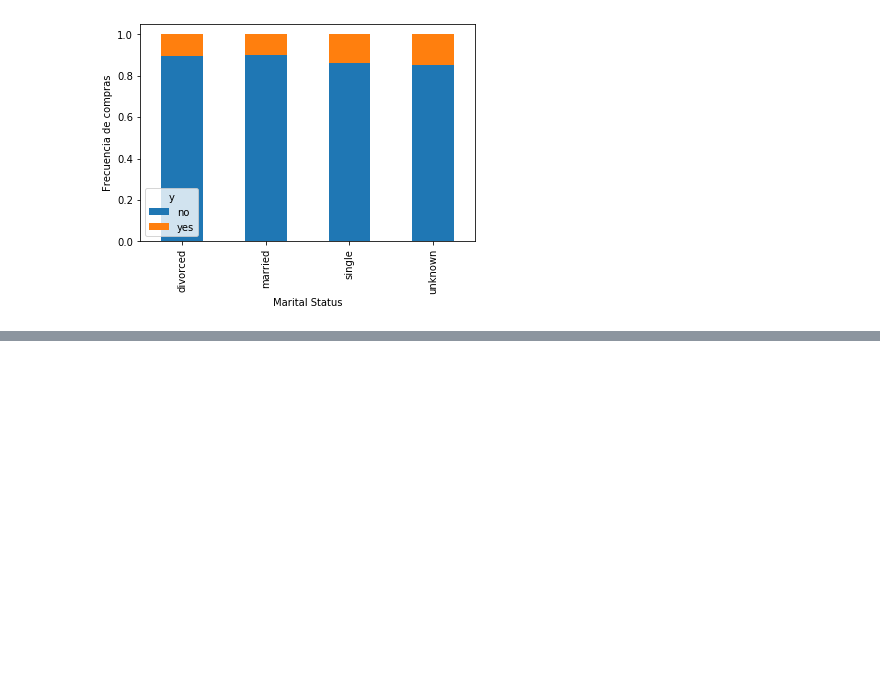
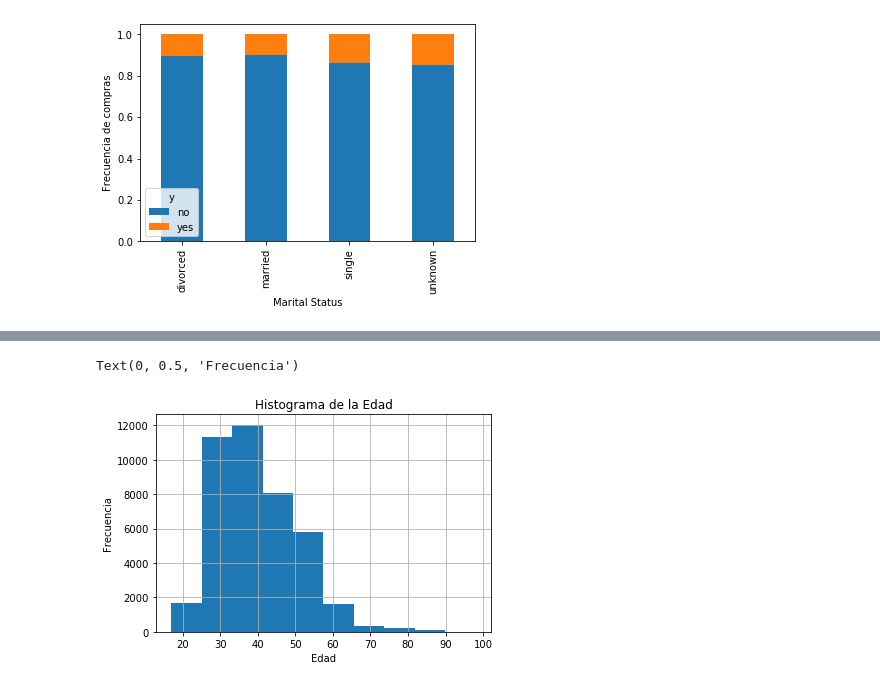
Before and after one commit to 20131009752/Regresion_Logistica, a Jupyter notebook: Regresión Logística.ipynb, the cells around one changed output, grey strips where cells are left out. Saved outputs shown, nothing was run; the diff lists cells and outputs as text; code cells hidden in the pictures; blank space fills up the shorter version.

```diff
--- a/Regresión Logística.ipynb
+++ b/Regresión Logística.ipynb
@@ -150,0 +173,8 @@ Text(0, 0.5, 'Frecuencia de compras')
+# %%
+data.age.hist()
+plt.title('Histograma de la Edad')
+plt.xlabel('Edad')
+plt.ylabel('Frecuencia')
+# %% [output]
+Text(0, 0.5, 'Frecuencia')
+[figure, added]
```
Also changed, not shown: parts of 27 cells of this notebook.
